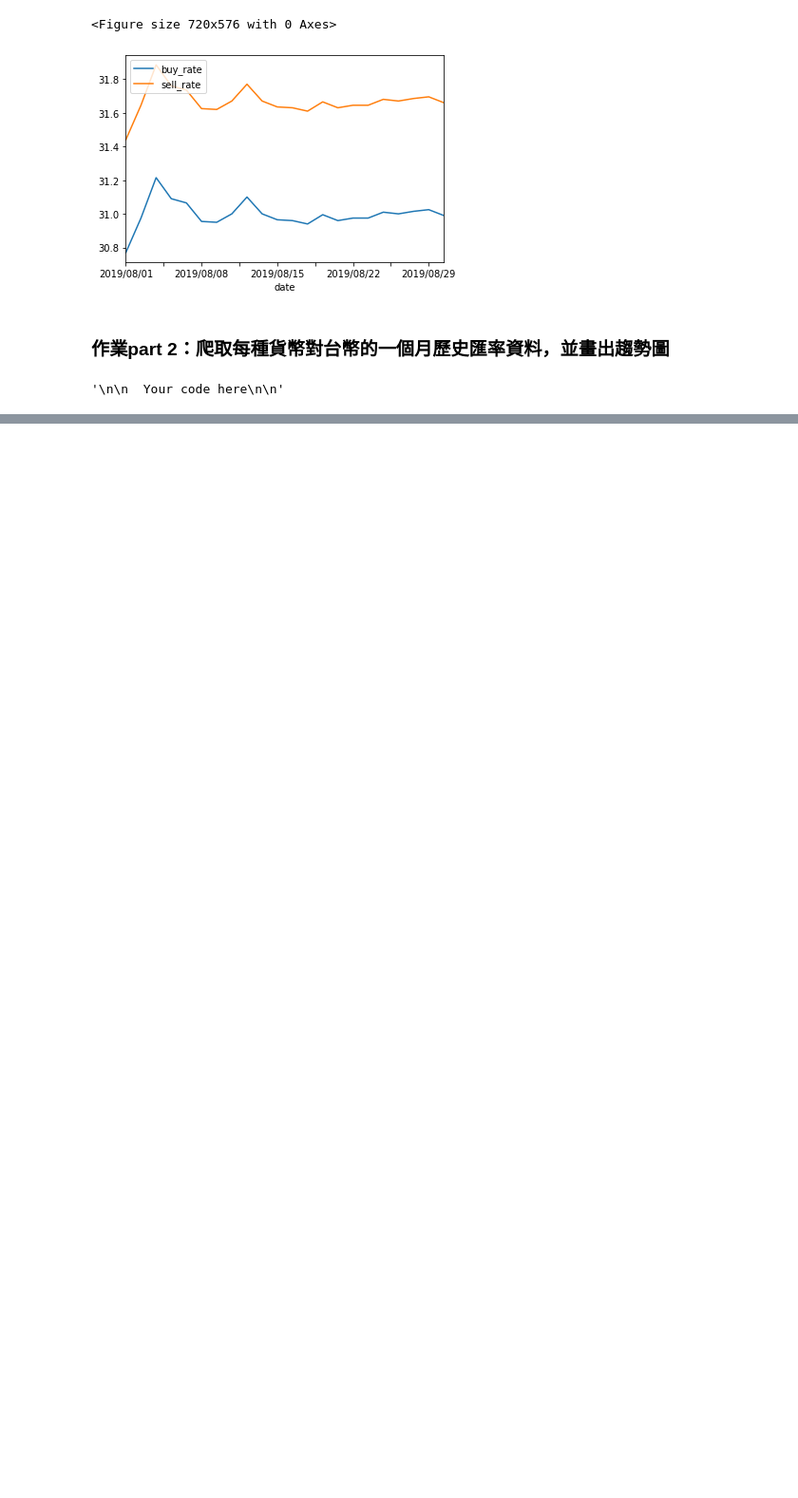
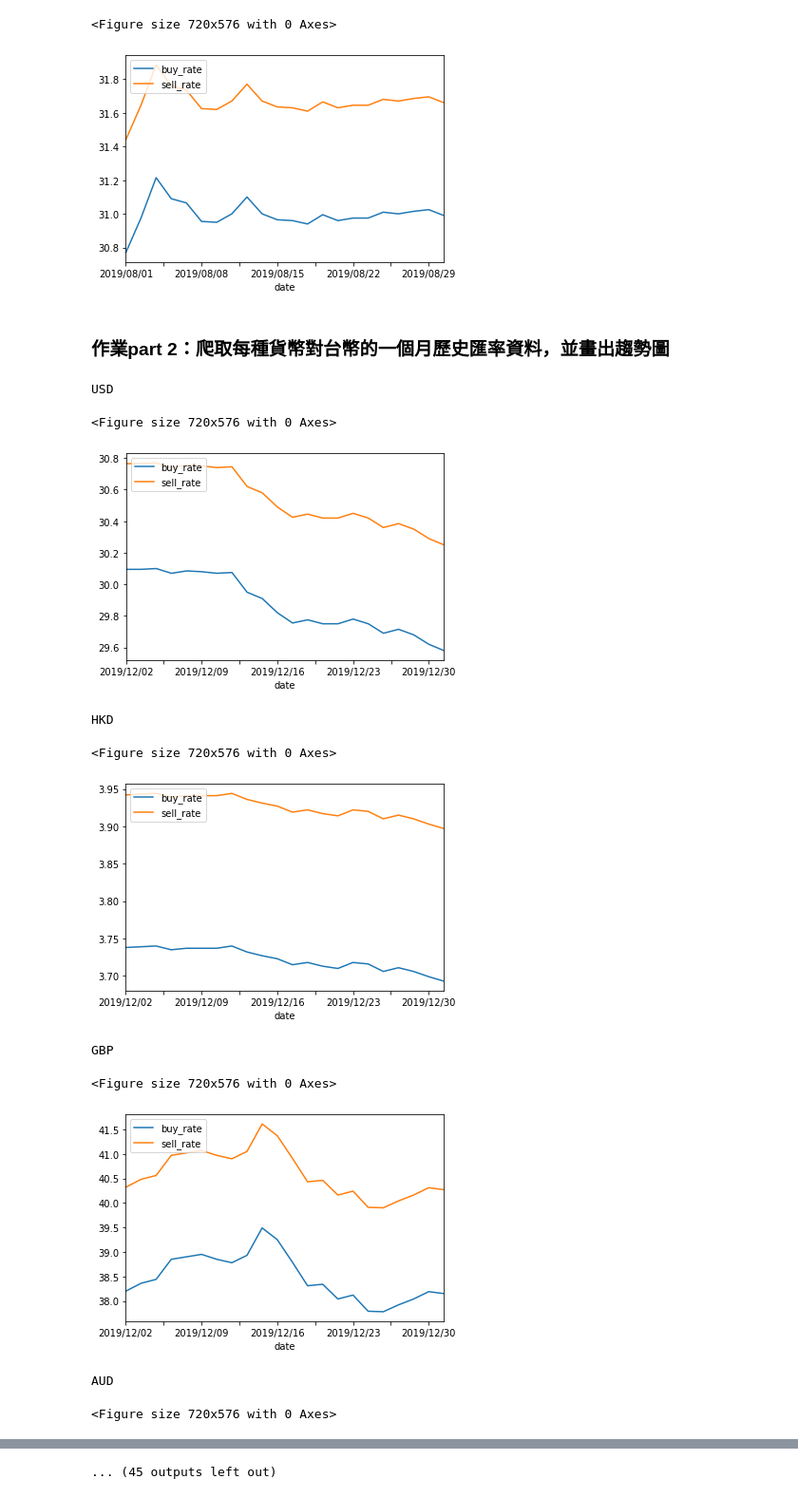
Before and after one commit to ErrorHandle/1st-PyCrawlerMarathon, a Jupyter notebook: homework/Day_015_Taiwan_Bank_HW.ipynb, the cells around one changed output, grey strips where cells are left out. Shown at 95% size. Drawn from its saved outputs; the diff is of its cells as text; code cells hidden in the pictures; blank space fills up the shorter version.

```diff
--- a/homework/Day_015_Taiwan_Bank_HW.ipynb
+++ b/homework/Day_015_Taiwan_Bank_HW.ipynb
@@ -127,11 +143,59 @@ plt.show()
 [figure]
 # %% [markdown]
 ### 作業part 2：爬取每種貨幣對台幣的一個月歷史匯率資料，並畫出趨勢圖
-# %%
-'''
-
-  Your code here
-
-'''
-# %% [output]
-'\n\n  Your code here\n\n'
+# %%
+'''
+
+  Your code here
+
+'''
+url = 'https://rate.bot.com.tw/xrt/history?Lang=zh-TW'
+resp = requests.get(url)
+resp.encoding = 'utf-8'
+html = BeautifulSoup(resp.text, "lxml")
+rate_table = html.find('select', class_='input-medium').find_all('option')
+
+
+
+for i in rate_table:
+    history_link = "https://rate.bot.com.tw/xrt/quote/2019-12/" + i['value']
+    resp = requests.get(history_link)
+    resp.encoding = 'utf-8'
+    history = BeautifulSoup(resp.text, "lxml")
+    history_table = history.find('table', attrs = {"title":"歷史本行營業時間牌告匯率"}).find('tbody').find_all('tr')
+
+    date_history = list()
+    history_buy = list()
+    history_sell = list()
+    print(i['value'])
+    for history_rate in history_table:
+        date_string = history_rate.a.get_text()
+        date = datetime.strptime(date_string, '%Y/%M/%d').strftime('%Y/%M/%d')
+        date_history.append(date)
+        history_ex_rate = history_rate.find_all('td', attrs = {'class': 'rate-content-cash text-right print_table-cell'})
+        history_buy.append(float(history_ex_rate[0].get_text()))  # 歷史買入匯率
+        history_sell.append(float(history_ex_rate[1].get_text()))  # 歷史賣出匯率
+
+    HistoryExchangeRate = pd.DataFrame({'date': date_history,
+                                    'buy_rate':history_buy,
+                                    'sell_rate':history_sell})
+    HistoryExchangeRate = HistoryExchangeRate.set_index('date')  # 指定日期欄位為datafram的index
+    HistoryExchangeRate = HistoryExchangeRate.sort_index(ascending=True)
+
+    # # 畫出歷史匯率軌跡圖
+    plt.figure(figsize=(10, 8))
+    HistoryExchangeRate[['buy_rate','sell_rate']].plot()  # x=['date'], y=[['buy_rate','sell_rate']]
+    plt.legend(loc="upper left")
+    plt.show()
+# %% [output]
+USD
+<Figure size 720x576 with 0 Axes>
+[figure, added]
+HKD
+<Figure size 720x576 with 0 Axes>
+[figure, added]
+GBP
+<Figure size 720x576 with 0 Axes>
+[figure, added]
+AUD
+<Figure size 720x576 with 0 Axes>
@@ -137,0 +203 @@ plt.show()
+... (45 outputs left out)
```
Also changed, not shown: parts of 4 cells of this notebook.
